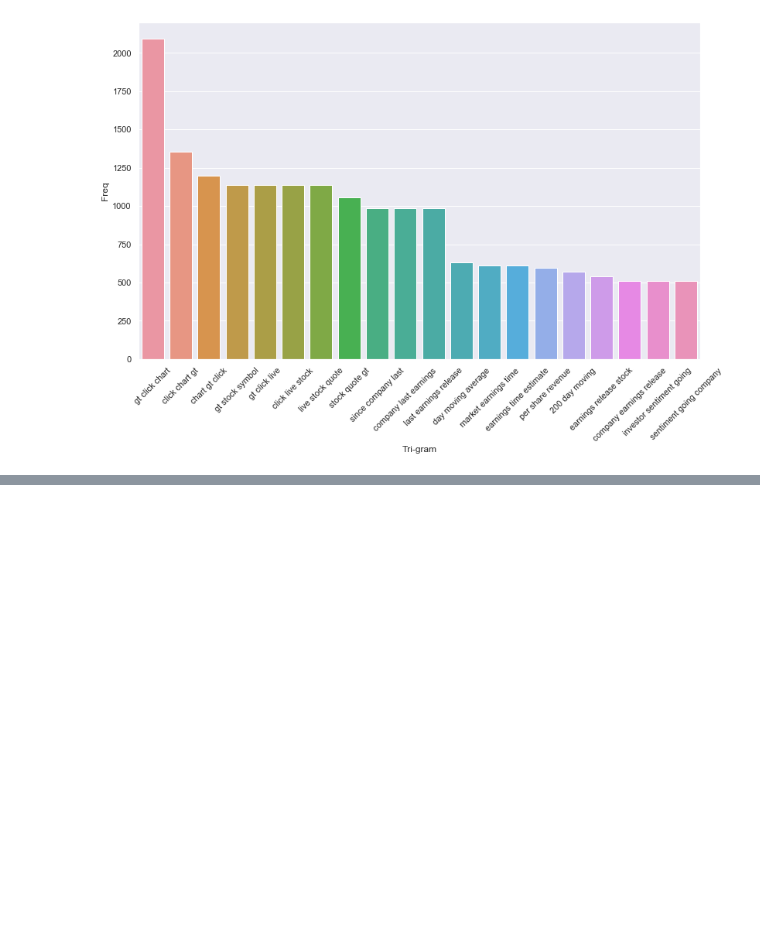
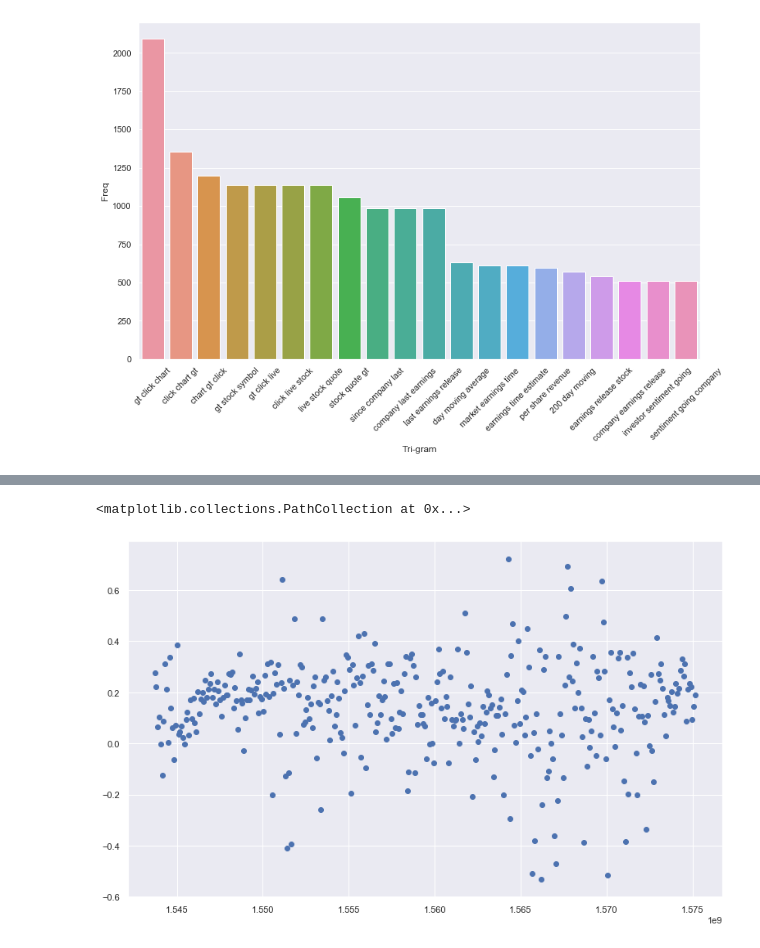
Before and after one commit to AveekD/financeSubredditAnalysis, a Jupyter notebook: explore.ipynb, the cells around one changed output, grey strips where cells are left out. Drawn from its saved outputs; the diff is of its cells as text; code cells hidden in the pictures; blank space fills up the shorter version.

Commit message:
added code to do the time based plotting

```diff
--- a/explore.ipynb
+++ b/explore.ipynb
@@ -299,0 +302,2 @@ plt.show()
+# %%
+df_comments['post_id'] = df_comments['link_id'].str.slice(3)
@@ -299,0 +479,2 @@ plt.show()
+# %%
+df = pd.read_pickle('./result.pkl')
@@ -299,0 +485,23 @@ plt.show()
+# %%
+from nltk.sentiment.vader import SentimentIntensityAnalyzer
+# nltk.download('vader_lexicon')
+
+# New words and values
+new_words = {
+    'buy': 5,
+    'crushes': 10,
+    'long term': 10,
+    'beats': 5,
+    'buy calls': 5,
+    'short term': 1,
+    'misses': -5,
+    'sell': -5,
+    'buy puts': -5,
+    'trouble': -10,
+    'falls': -10,
+}
+# Instantiate the sentiment intensity analyzer with the existing lexicon
+vader = SentimentIntensityAnalyzer()
+# Update the lexicon
+# ... YOUR CODE FOR TASK 4 ...
+vader.lexicon.update(new_words)
@@ -299,0 +512,21 @@ plt.show()
+# %%
+df['sentiment_score'] = df['text'].apply(lambda x : vader.polarity_scores(x)['compound'])
+# %%
+# THIS CODE PLOTS FOR THE WEEK W/ UPVOTES IN MIND
+date_sorted_df = df.sort_values('created_utc', ascending=True)
+to_plot = []
+vals = []
+time = calendar.timegm(datetime.datetime(2018, 12, 2).utctimetuple())
+step = 500
+for index, x in date_sorted_df.iterrows():
+    if x.created_utc < time:
+        vals += x.score*[x.sentiment_score]
+    else:
+        to_plot += [(time, statistics.mean(vals))]
+        time += 24*60*60
+        vals = [x.sentiment_score]
+to_plot += [(time, statistics.mean(vals))]
+plt.scatter(x=[x[0] for x in to_plot], y=[x[1] for x in to_plot])
+# %% [output]
+<matplotlib.collections.PathCollection at 0x...>
+[figure, added]
```
Also changed, not shown: parts of 34 cells of this notebook.
